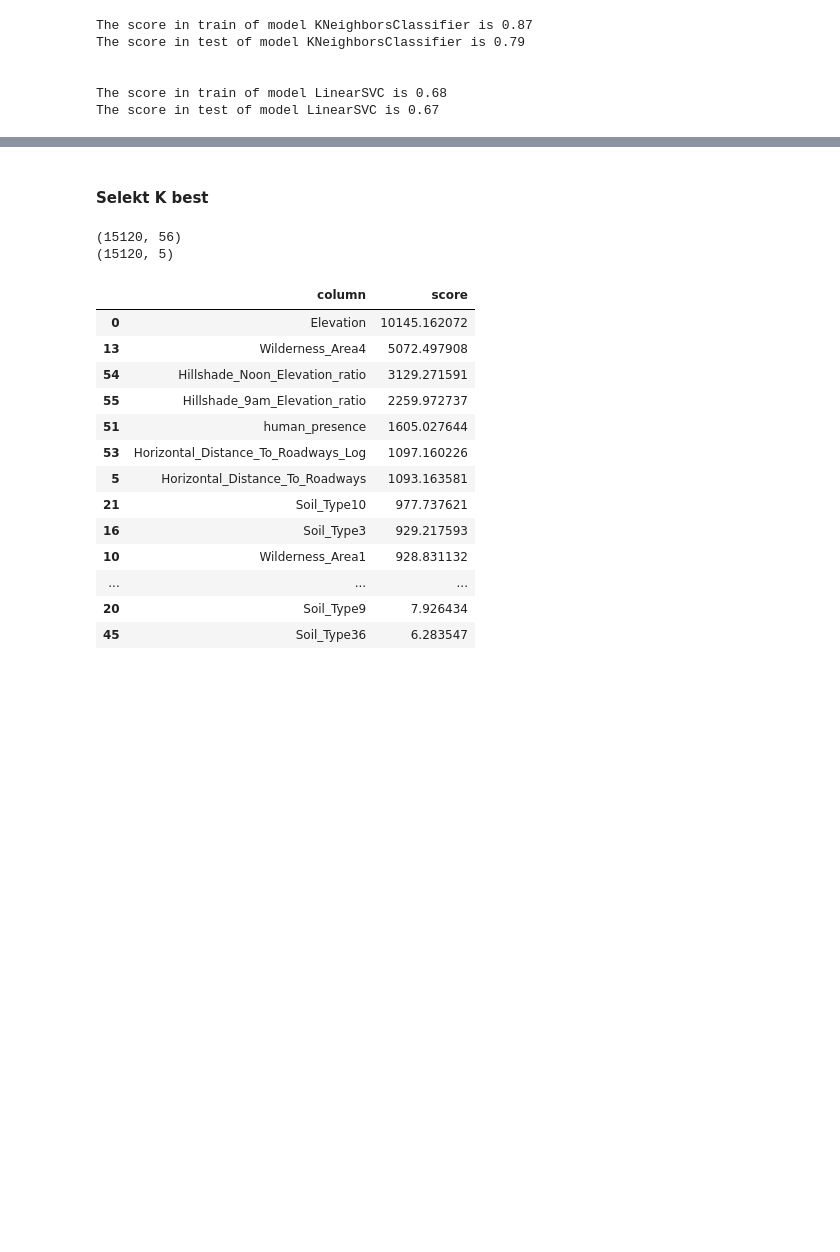
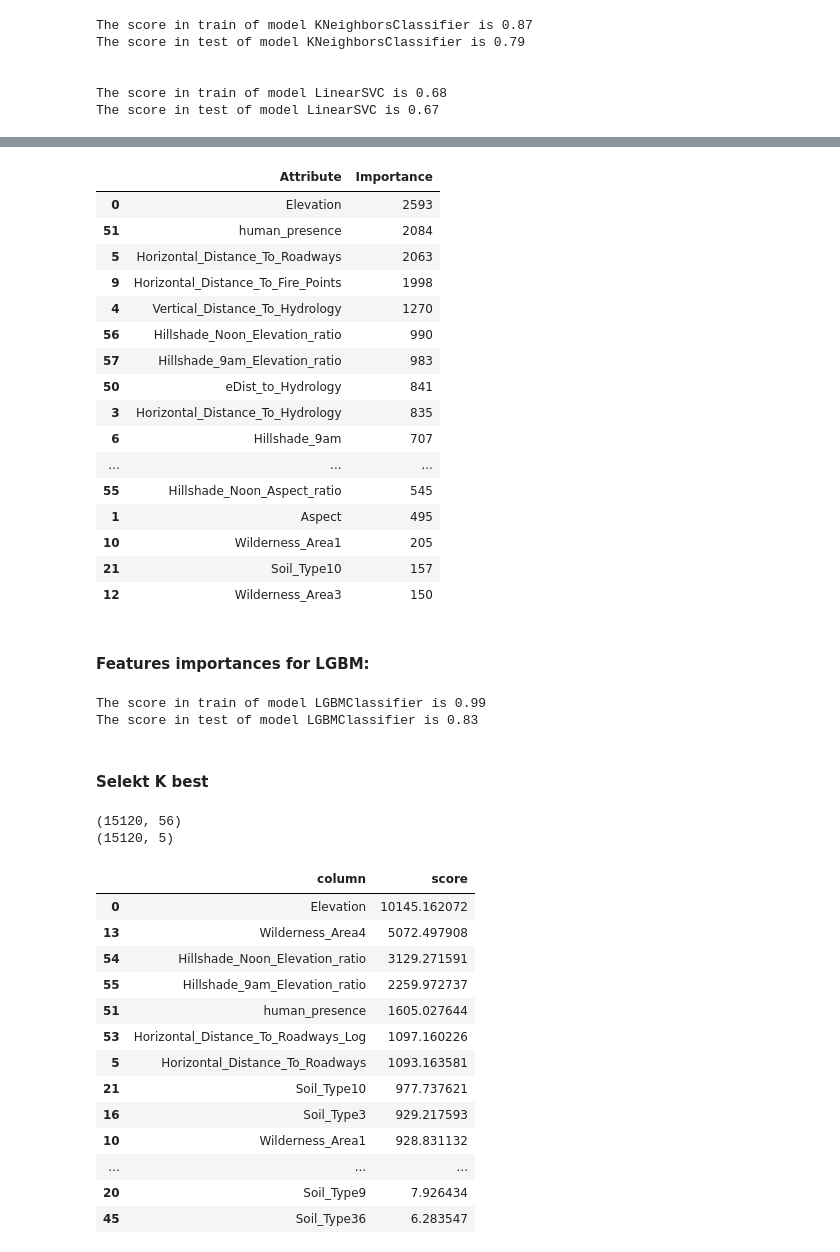
Before and after one commit to irene-glez/Forest_Cover_Prediction, a Jupyter notebook: src/notebooks/2.feature_engineering.ipynb, the cells around one changed output, grey strips where cells are left out. Saved outputs shown, nothing was run; the diff lists cells and outputs as text; code cells hidden in the pictures; blank space fills up the shorter version.

```diff
--- a/src/notebooks/2.feature_engineering.ipynb
+++ b/src/notebooks/2.feature_engineering.ipynb
@@ -455,0 +551,22 @@ plt.show()
+# %%
+importances.head(20)
+# %% [output]
+|  | Attribute | Importance |
+| 0 | Elevation | 2593 |
+| 51 | human_presence | 2084 |
+| 5 | Horizontal_Distance_To_Roadways | 2063 |
+| 9 | Horizontal_Distance_To_Fire_Points | 1998 |
+| 4 | Vertical_Distance_To_Hydrology | 1270 |
+| 56 | Hillshade_Noon_Elevation_ratio | 990 |
+| 57 | Hillshade_9am_Elevation_ratio | 983 |
+| 50 | eDist_to_Hydrology | 841 |
+| 3 | Horizontal_Distance_To_Hydrology | 835 |
+| 6 | Hillshade_9am | 707 |
+| ... | ... | ... |
+| 55 | Hillshade_Noon_Aspect_ratio | 545 |
+| 1 | Aspect | 495 |
+| 10 | Wilderness_Area1 | 205 |
+| 21 | Soil_Type10 | 157 |
+| 12 | Wilderness_Area3 | 150 |
+# %% [markdown]
+#### Features importances for LGBM:
@@ -456,3 +579,15 @@ plt.show()
+# %%
+lgbm.fit(X_train, y_train)
+train_score= model.score(X_train, y_train)
+test_score= model.score(X_test, y_test)
+#clf_report= classification_report(y_test, y_pred) # with the report, we have a bigger picture, with precision and recall for each class
+print(f"The score in train of model {type(model).__name__} is {train_score:.2f}")
+print(f"The score in test of model {type(model).__name__} is {test_score:.2f}")
+#print(clf_report)
+print("\n")
+# %% [output]
+The score in train of model LGBMClassifier is 0.99
+The score in test of model LGBMClassifier is 0.83
 # %% [markdown]
 #### Selekt K best
 # %%
```
Also changed, not shown: parts of 34 cells of this notebook, 6 other files.
